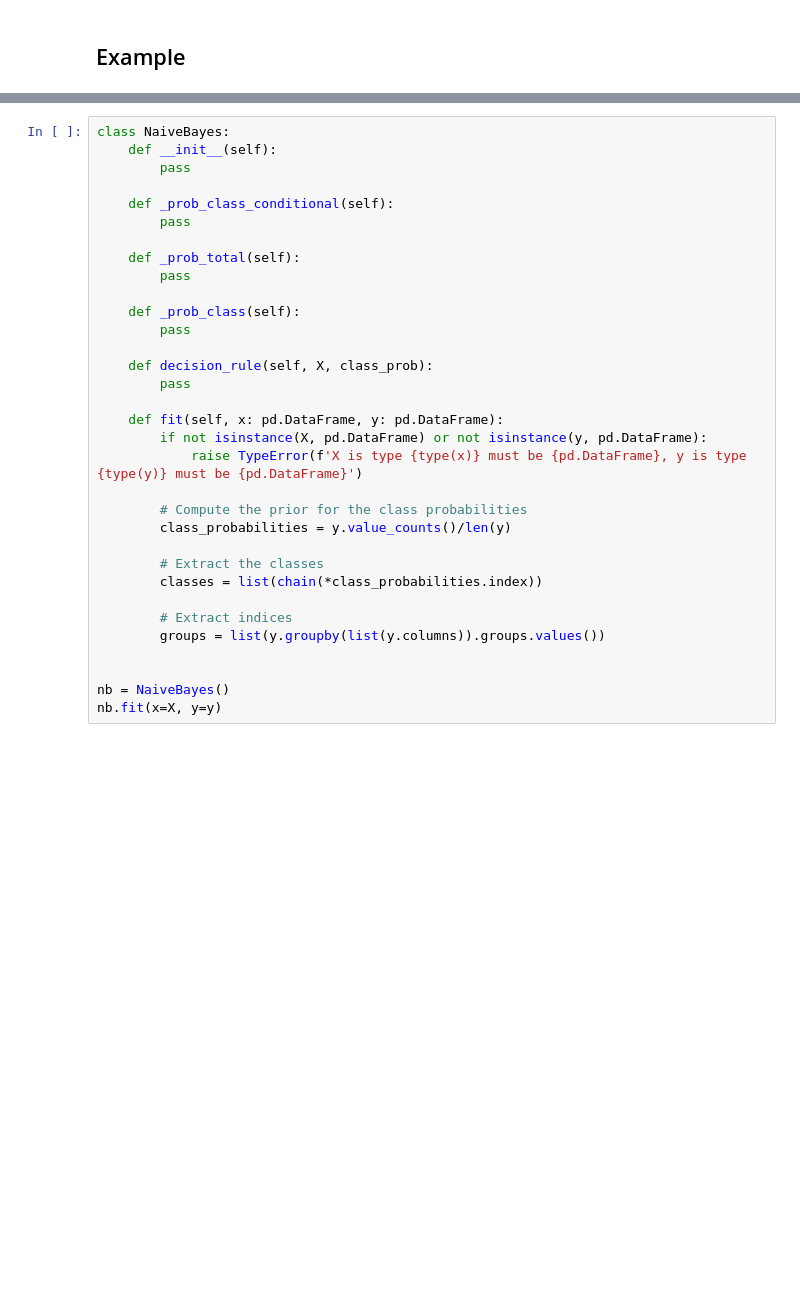
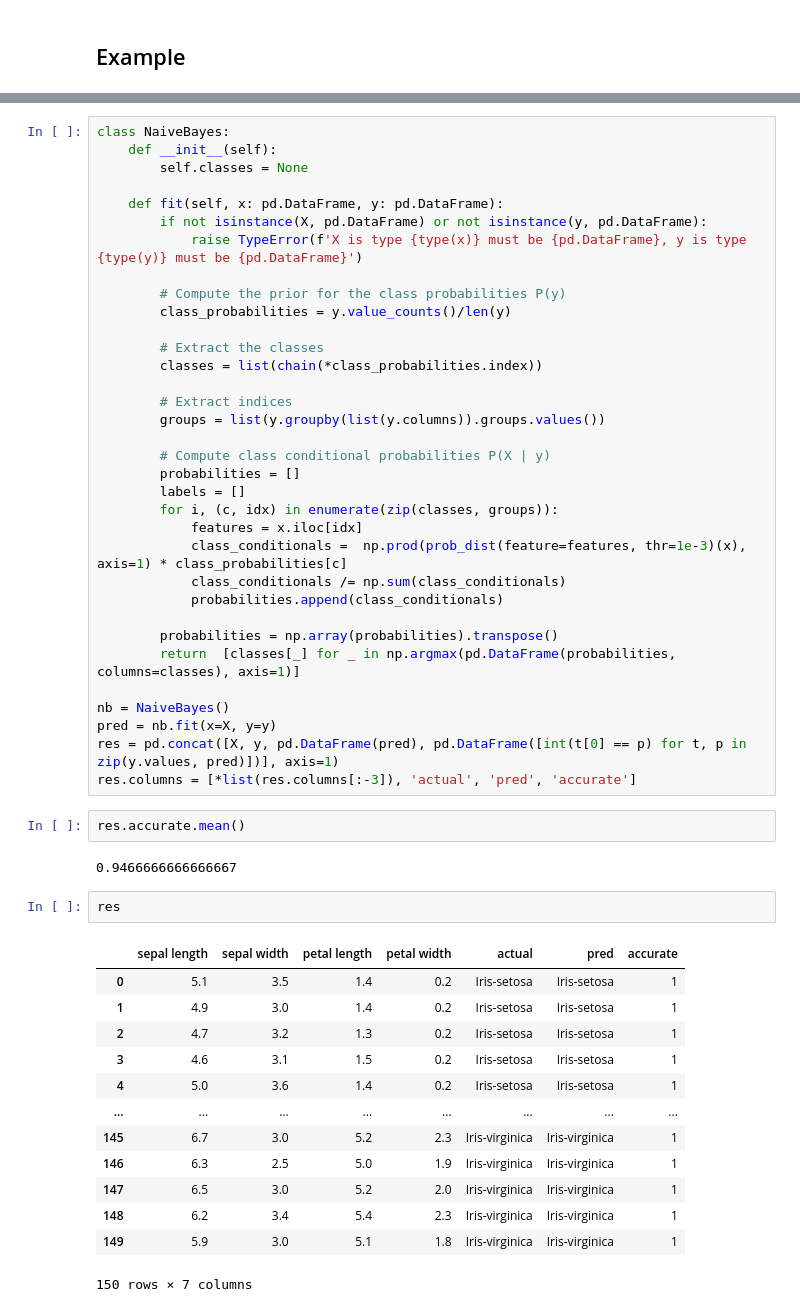
Before and after one commit to devabz/IKT215-G-BayesDecisionTheory, a Jupyter notebook: code/main.ipynb, the cells around one changed output, grey strips where cells are left out. Drawn from its saved outputs; the diff is of its cells as text; blank space fills up the shorter version.

```diff
--- a/code/main.ipynb
+++ b/code/main.ipynb
@@ -58,25 +59,13 @@ plt.show()
 # %%
 class NaiveBayes:
     def __init__(self):
-        pass
-
-    def _prob_class_conditional(self):
-        pass
-
-    def _prob_total(self):
-        pass
-
-    def _prob_class(self):
-        pass
-
-    def decision_rule(self, X, class_prob):
-        pass
+        self.classes = None
 
     def fit(self, x: pd.DataFrame, y: pd.DataFrame):
         if not isinstance(X, pd.DataFrame) or not isinstance(y, pd.DataFrame):
             raise TypeError(f'X is type {type(x)} must be {pd.DataFrame}, y is type {type(y)} must be {pd.DataFrame}')
 
-        # Compute the prior for the class probabilities
+        # Compute the prior for the class probabilities P(y)
         class_probabilities = y.value_counts()/len(y)
 
         # Extract the classes
@@ -85,6 +74,39 @@ class NaiveBayes:
         # Extract indices
         groups = list(y.groupby(list(y.columns)).groups.values())
 
+        # Compute class conditional probabilities P(X | y)
+        probabilities = []
+        labels = []
+        for i, (c, idx) in enumerate(zip(classes, groups)):
+            features = x.iloc[idx]
+            class_conditionals =  np.prod(prob_dist(feature=features, thr=1e-3)(x), axis=1) * class_probabilities[c]
+            class_conditionals /= np.sum(class_conditionals)
+            probabilities.append(class_conditionals)
+
+        probabilities = np.array(probabilities).transpose()
+        return  [classes[_] for _ in np.argmax(pd.DataFrame(probabilities, columns=classes), axis=1)]
 
 nb = NaiveBayes()
-nb.fit(x=X, y=y)
+pred = nb.fit(x=X, y=y)
+res = pd.concat([X, y, pd.DataFrame(pred), pd.DataFrame([int(t[0] == p) for t, p in zip(y.values, pred)])], axis=1)
+res.columns = [*list(res.columns[:-3]), 'actual', 'pred', 'accurate']
+# %%
+res.accurate.mean()
+# %% [output]
+0.9466666666666667
+# %%
+res
+# %% [output]
+|  | sepal length | sepal width | petal length | petal width | actual | pred | accurate |
+| 0 | 5.1 | 3.5 | 1.4 | 0.2 | Iris-setosa | Iris-setosa | 1 |
+| 1 | 4.9 | 3.0 | 1.4 | 0.2 | Iris-setosa | Iris-setosa | 1 |
+| 2 | 4.7 | 3.2 | 1.3 | 0.2 | Iris-setosa | Iris-setosa | 1 |
+| 3 | 4.6 | 3.1 | 1.5 | 0.2 | Iris-setosa | Iris-setosa | 1 |
+| 4 | 5.0 | 3.6 | 1.4 | 0.2 | Iris-setosa | Iris-setosa | 1 |
+| ... | ... | ... | ... | ... | ... | ... | ... |
+| 145 | 6.7 | 3.0 | 5.2 | 2.3 | Iris-virginica | Iris-virginica | 1 |
+| 146 | 6.3 | 2.5 | 5.0 | 1.9 | Iris-virginica | Iris-virginica | 1 |
+| 147 | 6.5 | 3.0 | 5.2 | 2.0 | Iris-virginica | Iris-virginica | 1 |
+| 148 | 6.2 | 3.4 | 5.4 | 2.3 | Iris-virginica | Iris-virginica | 1 |
+| 149 | 5.9 | 3.0 | 5.1 | 1.8 | Iris-virginica | Iris-virginica | 1 |
+150 rows × 7 columns
```
Also changed, not shown: parts of 4 cells of this notebook.
